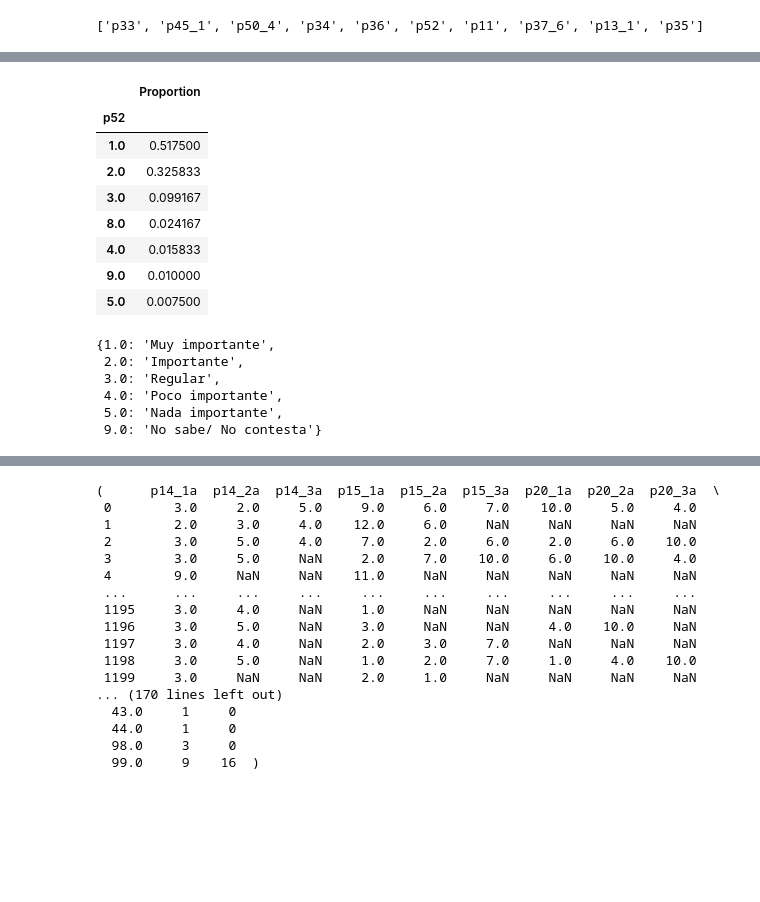
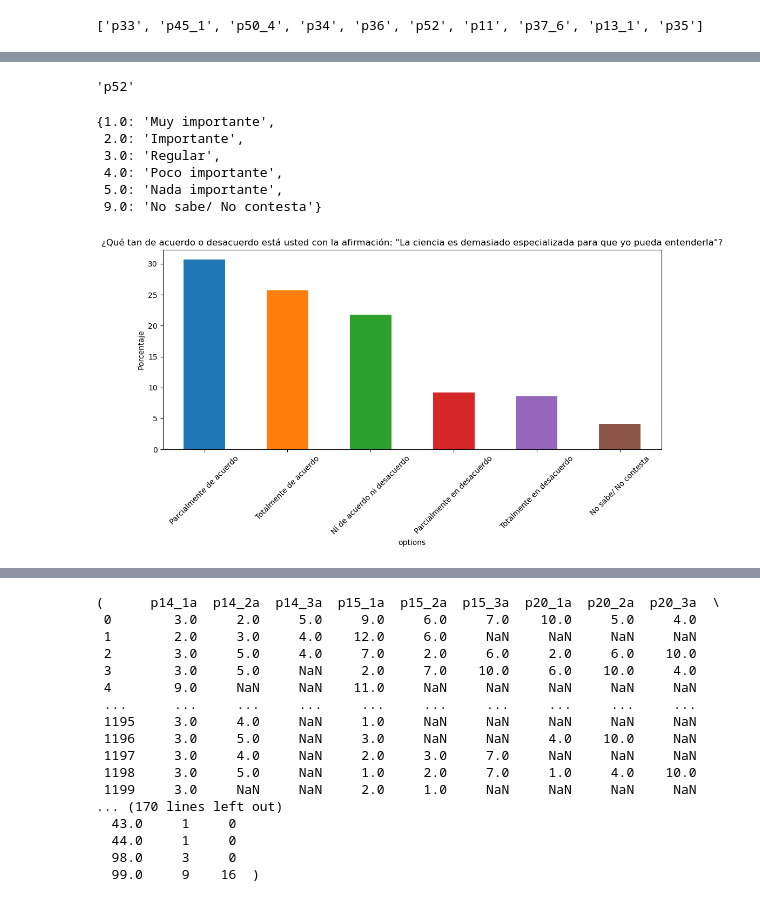
Before and after one commit to salvadorVMA/navegador, a Jupyter notebook: test_genai.ipynb, the cells around one changed output, grey strips where cells are left out. Cells and saved outputs as stored; diff of their text form; code cells hidden in the pictures; blank space fills up the shorter version.

```diff
--- a/test_genai.ipynb
+++ b/test_genai.ipynb
@@ -954,15 +1530,6 @@ tmp_df_dict
 # %%
-enc_dict[enc_ID]['dataframe'][key].value_counts(normalize=True, dropna=True).to_frame(name='Proportion')
 # %% [output]
-|  | Proportion |
-| p52 |  |
-| 1.0 | 0.517500 |
-| 2.0 | 0.325833 |
-| 3.0 | 0.099167 |
-| 8.0 | 0.024167 |
-| 4.0 | 0.015833 |
-| 9.0 | 0.010000 |
-| 5.0 | 0.007500 |
+'p52'
 # %%
 tmp_val_etq_dict['p52']
 # %% [output]
@@ -972,6 +1539,38 @@ tmp_val_etq_dict['p52']
  4.0: 'Poco importante',
  5.0: 'Nada importante',
  9.0: 'No sabe/ No contesta'}
+# %%
+import pandas as pd
+import matplotlib.pyplot as plt
+import io
+
+data = {'options': ['Parcialmente de acuerdo', 'Totalmente de acuerdo', 'Ni de acuerdo ni desacuerdo', 'Parcialmente en desacuerdo', 'Totalmente en desacuerdo', 'No sabe/ No contesta'],
+        'percentage': [30.7, 25.7, 21.8, 9.2, 8.6, 4.1]}
+
+df = pd.DataFrame(data)
+df = df.set_index('options')
+df.columns = ['p45_1']
+
+# Creating the plot
+def create_plot(df):
+    fig, ax = plt.subplots(figsize=(10, 6))
+    df['p45_1'].sort_values(ascending=False).plot(kind='bar', ax=ax, color=['#1f77b4', '#ff7f0e', '#2ca02c', '#d62728', '#9467bd', '#8c564b']) # Use different colors
+    ax.set_ylabel('Porcentaje')
+    ax.set_title('¿Qué tan de acuerdo o desacuerdo está usted con la afirmación: "La ciencia es demasiado especializada para que yo pueda entenderla"?')
+    ax.tick_params(axis='x', rotation=45)
+    plt.tight_layout()
+
+    # # Convert plot to base64 string
+    # img_data = io.BytesIO()
+    # fig.savefig(img_data, format='png')
+    # img_data.seek(0)
+
+    return fig
+
+plot = create_plot(df)
+plt.show()
+# %% [output]
+[figure, added]
 # %%
 enc_dict[enc_ID]['dataframe'][tmp_var_lst].describe()
 # %% [output]
```
Also changed, not shown: parts of 10 cells of this notebook.
